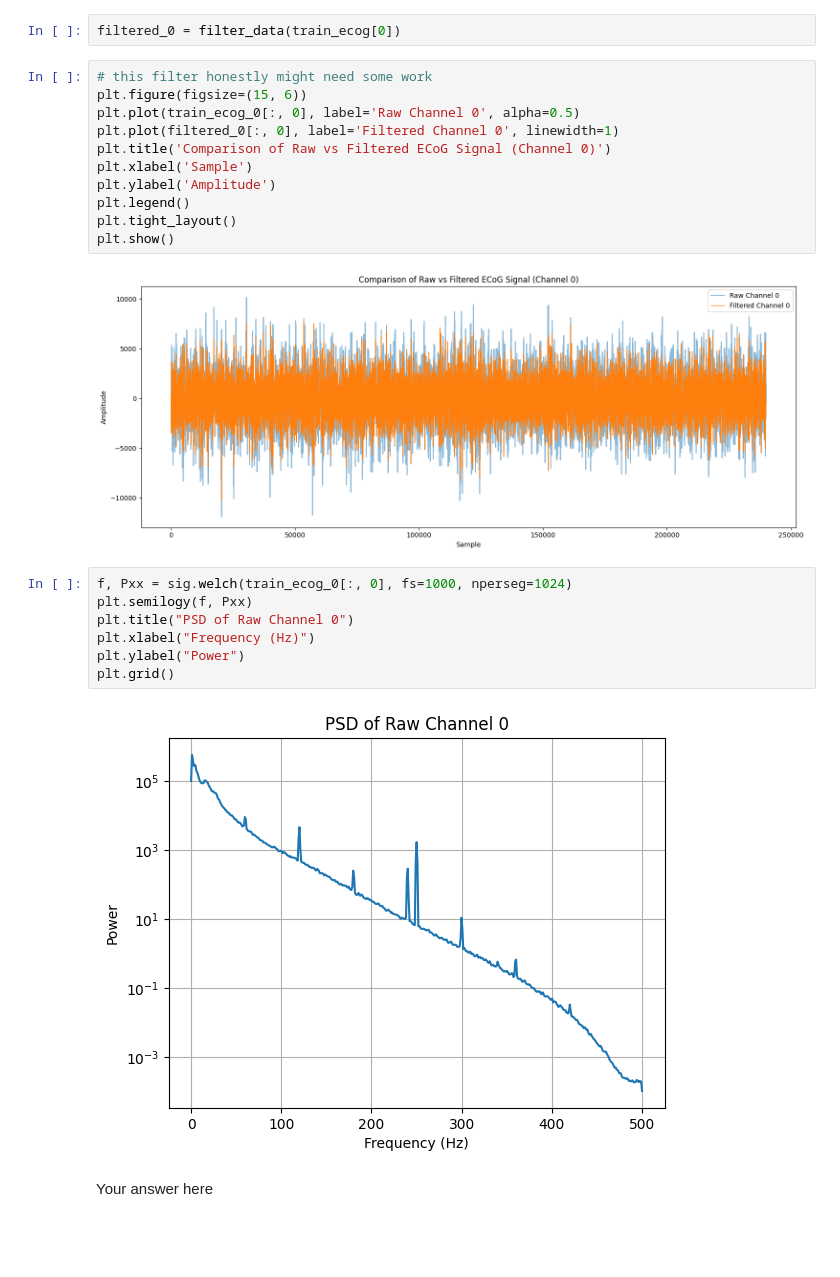
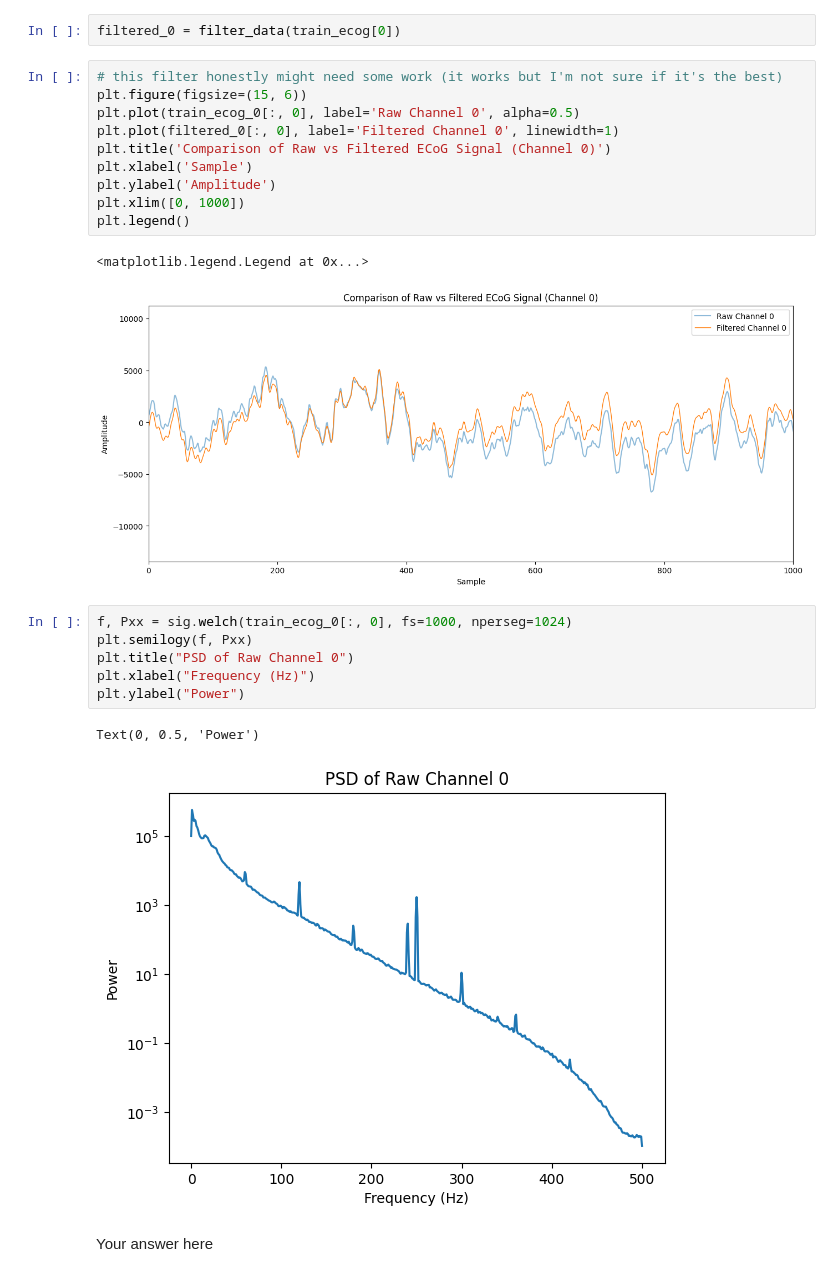
Before and after one commit to kimberlyliang/be5210_final_project, a Jupyter notebook: Final_Project_Part_1_Questions.ipynb, the cells around one changed output. Drawn from its saved outputs; the diff is of its cells as text; blank space fills up the shorter version.

```diff
--- a/Final_Project_Part_1_Questions.ipynb
+++ b/Final_Project_Part_1_Questions.ipynb
@@ -301,27 +301,27 @@ train_ecog_0 = train_ecog[0]
 # %%
 filtered_0 = filter_data(train_ecog[0])
 # %%
-# this filter honestly might need some work
+# this filter honestly might need some work (it works but I'm not sure if it's the best)
 plt.figure(figsize=(15, 6))
 plt.plot(train_ecog_0[:, 0], label='Raw Channel 0', alpha=0.5)
 plt.plot(filtered_0[:, 0], label='Filtered Channel 0', linewidth=1)
 plt.title('Comparison of Raw vs Filtered ECoG Signal (Channel 0)')
 plt.xlabel('Sample')
 plt.ylabel('Amplitude')
+plt.xlim([0, 1000])
 plt.legend()
-plt.tight_layout()
-plt.show()
 # %% [output]
+<matplotlib.legend.Legend at 0x...>
-[figure, old version]
+[figure, new version]
 # %%
 f, Pxx = sig.welch(train_ecog_0[:, 0], fs=1000, nperseg=1024)
 plt.semilogy(f, Pxx)
 plt.title("PSD of Raw Channel 0")
 plt.xlabel("Frequency (Hz)")
 plt.ylabel("Power")
-plt.grid()
 # %% [output]
+Text(0, 0.5, 'Power')
-[figure, old version]
+[figure, new version]
 # %% [markdown]
 Your answer here
 # %% [markdown]
```
Also changed, not shown: parts of 20 cells of this notebook.
